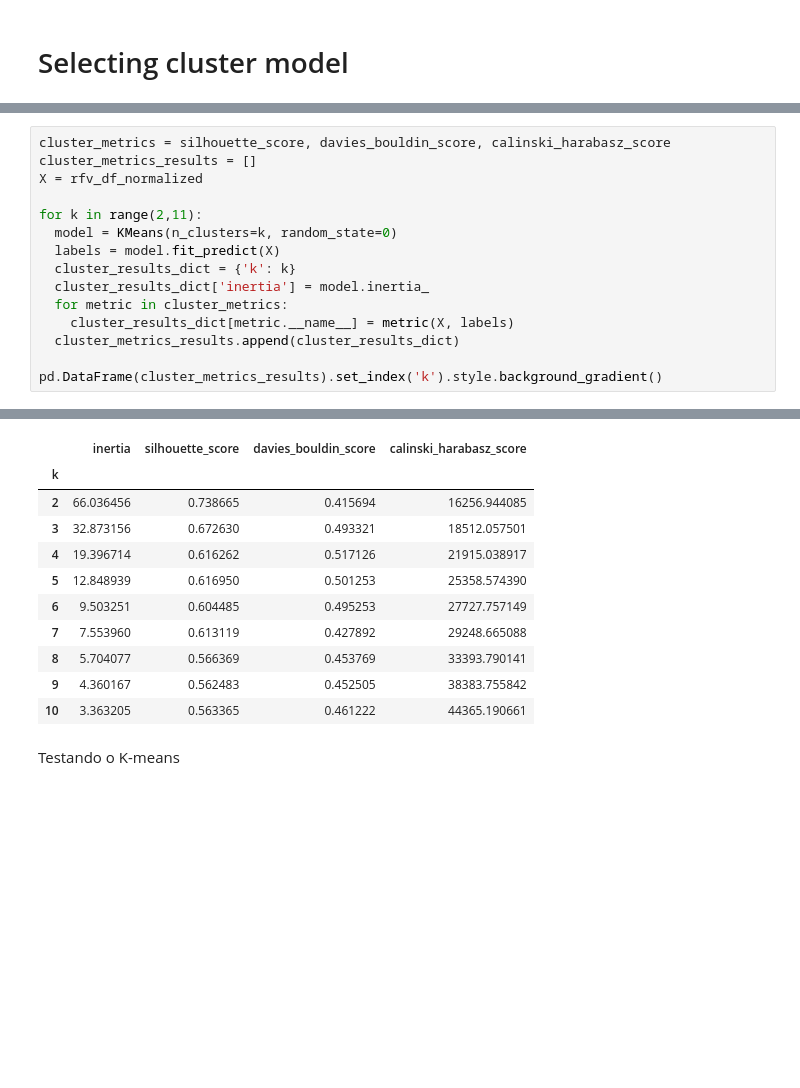
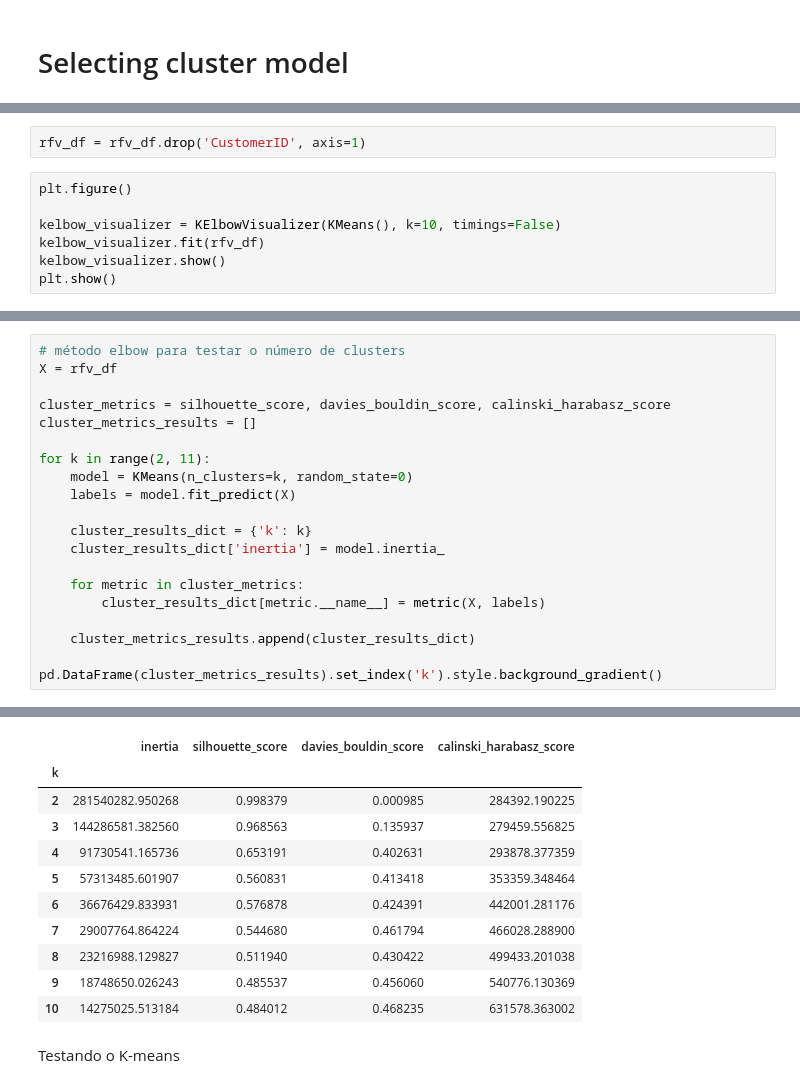
Before and after one commit to PabloLBandeira/biblioteca-Pandas, a Jupyter notebook: Desafio_07_Pablo.ipynb, the cells around one changed output, grey strips where cells are left out. Cells and saved outputs as stored; diff of their text form; blank space fills up the shorter version.

```diff
--- a/Desafio_07_Pablo.ipynb
+++ b/Desafio_07_Pablo.ipynb
@@ -346,0 +298,9 @@ plt.show()
+# %%
+rfv_df = rfv_df.drop('CustomerID', axis=1)
+# %%
+plt.figure()
+
+kelbow_visualizer = KElbowVisualizer(KMeans(), k=10, timings=False)
+kelbow_visualizer.fit(rfv_df)
+kelbow_visualizer.show()
+plt.show()
@@ -347,16 +326,21 @@ plt.show()
 # %%
+# método elbow para testar o número de clusters
+X = rfv_df
+
 cluster_metrics = silhouette_score, davies_bouldin_score, calinski_harabasz_score
 cluster_metrics_results = []
-X = rfv_df_normalized
 
-for k in range(2,11):
-  model = KMeans(n_clusters=k, random_state=0)
-  labels = model.fit_predict(X)
-  cluster_results_dict = {'k': k}
-  cluster_results_dict['inertia'] = model.inertia_
-  for metric in cluster_metrics:
-    cluster_results_dict[metric.__name__] = metric(X, labels)
-  cluster_metrics_results.append(cluster_results_dict)
+for k in range(2, 11):
+    model = KMeans(n_clusters=k, random_state=0)
+    labels = model.fit_predict(X)
+
+    cluster_results_dict = {'k': k}
+    cluster_results_dict['inertia'] = model.inertia_
+
+    for metric in cluster_metrics:
+        cluster_results_dict[metric.__name__] = metric(X, labels)
+
+    cluster_metrics_results.append(cluster_results_dict)
 
 pd.DataFrame(cluster_metrics_results).set_index('k').style.background_gradient()
 # %% [output]
@@ -363,13 +364,13 @@ pd.DataFrame(cluster_metrics_results).set_index('k').style.background_gradient()
 |  | inertia | silhouette_score | davies_bouldin_score | calinski_harabasz_score |
 | k |  |  |  |  |
-| 2 | 66.036456 | 0.738665 | 0.415694 | 16256.944085 |
-| 3 | 32.873156 | 0.672630 | 0.493321 | 18512.057501 |
-| 4 | 19.396714 | 0.616262 | 0.517126 | 21915.038917 |
-| 5 | 12.848939 | 0.616950 | 0.501253 | 25358.574390 |
-| 6 | 9.503251 | 0.604485 | 0.495253 | 27727.757149 |
-| 7 | 7.553960 | 0.613119 | 0.427892 | 29248.665088 |
-| 8 | 5.704077 | 0.566369 | 0.453769 | 33393.790141 |
-| 9 | 4.360167 | 0.562483 | 0.452505 | 38383.755842 |
-| 10 | 3.363205 | 0.563365 | 0.461222 | 44365.190661 |
+| 2 | 281540282.950268 | 0.998379 | 0.000985 | 284392.190225 |
+| 3 | 144286581.382560 | 0.968563 | 0.135937 | 279459.556825 |
+| 4 | 91730541.165736 | 0.653191 | 0.402631 | 293878.377359 |
+| 5 | 57313485.601907 | 0.560831 | 0.413418 | 353359.348464 |
+| 6 | 36676429.833931 | 0.576878 | 0.424391 | 442001.281176 |
+| 7 | 29007764.864224 | 0.544680 | 0.461794 | 466028.288900 |
+| 8 | 23216988.129827 | 0.511940 | 0.430422 | 499433.201038 |
+| 9 | 18748650.026243 | 0.485537 | 0.456060 | 540776.130369 |
+| 10 | 14275025.513184 | 0.484012 | 0.468235 | 631578.363002 |
 # %% [markdown]
 Testando o K-means
```
Also changed, not shown: parts of 25 cells of this notebook.
